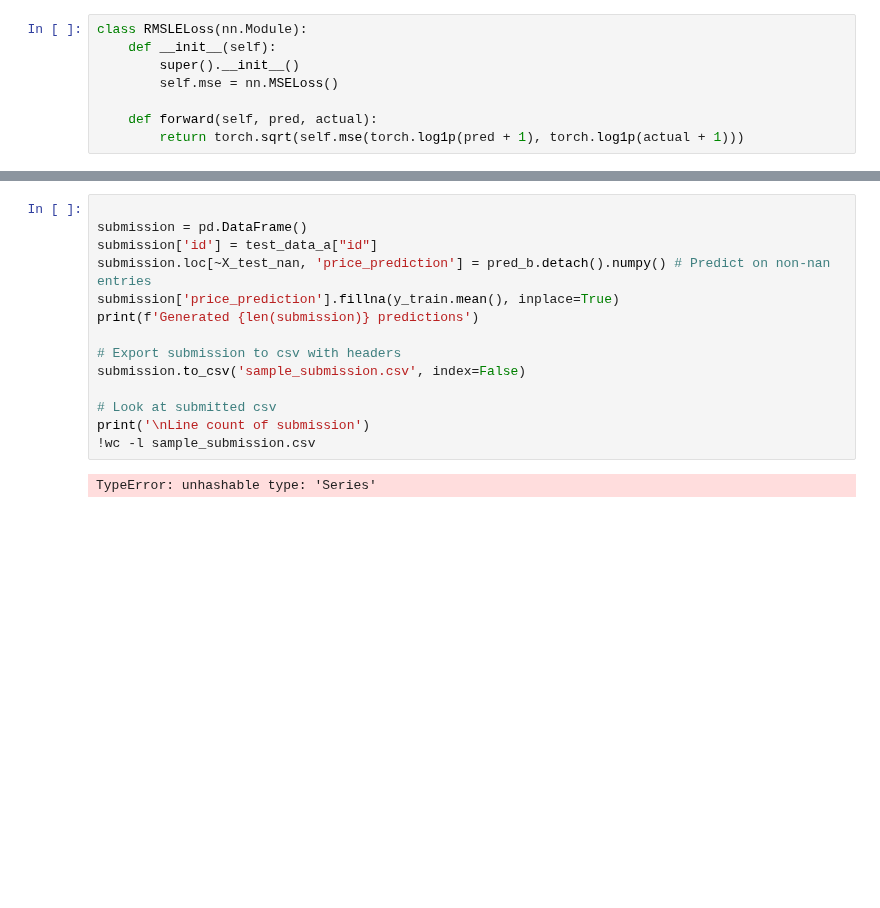
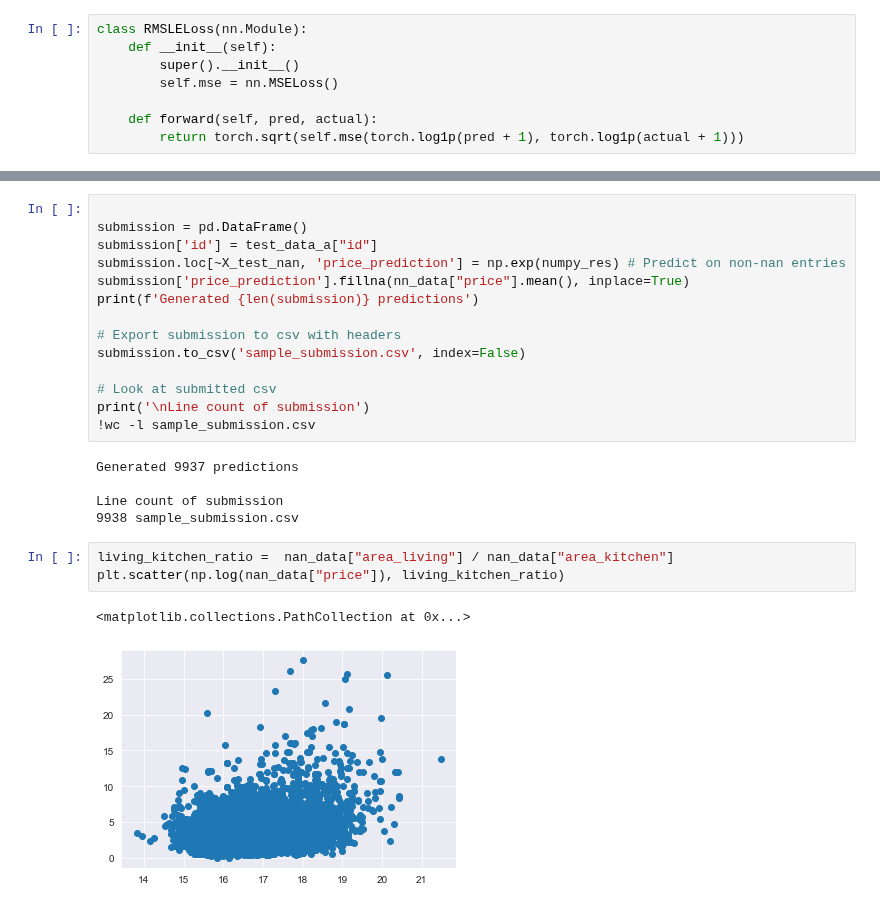
Before and after one commit to jimoskar/ml, a Jupyter notebook: project/albert.ipynb, the cells around one changed output, grey strips where cells are left out. Cells and saved outputs as stored; diff of their text form; blank space fills up the shorter version.

```diff
--- a/project/Untitled.ipynb
+++ b/project/albert.ipynb
@@ -305,8 +401,8 @@ Length: 9937, dtype: bool
 
 submission = pd.DataFrame()
 submission['id'] = test_data_a["id"]
-submission.loc[~X_test_nan, 'price_prediction'] = pred_b.detach().numpy() # Predict on non-nan entries
-submission['price_prediction'].fillna(y_train.mean(), inplace=True)
+submission.loc[~X_test_nan, 'price_prediction'] = np.exp(numpy_res) # Predict on non-nan entries
+submission['price_prediction'].fillna(nn_data["price"].mean(), inplace=True)
 print(f'Generated {len(submission)} predictions')
 
 # Export submission to csv with headers
@@ -316,4 +412,13 @@ submission.to_csv('sample_submission.csv', index=False)
 print('\nLine count of submission')
 !wc -l sample_submission.csv
 # %% [output]
-TypeError: unhashable type: 'Series'
+Generated 9937 predictions
+
+Line count of submission
+9938 sample_submission.csv
+# %%
+living_kitchen_ratio =  nan_data["area_living"] / nan_data["area_kitchen"]
+plt.scatter(np.log(nan_data["price"]), living_kitchen_ratio)
+# %% [output]
+<matplotlib.collections.PathCollection at 0x...>
+[figure, added]
```
Also changed, not shown: parts of 9 cells of this notebook, 1 other file.
